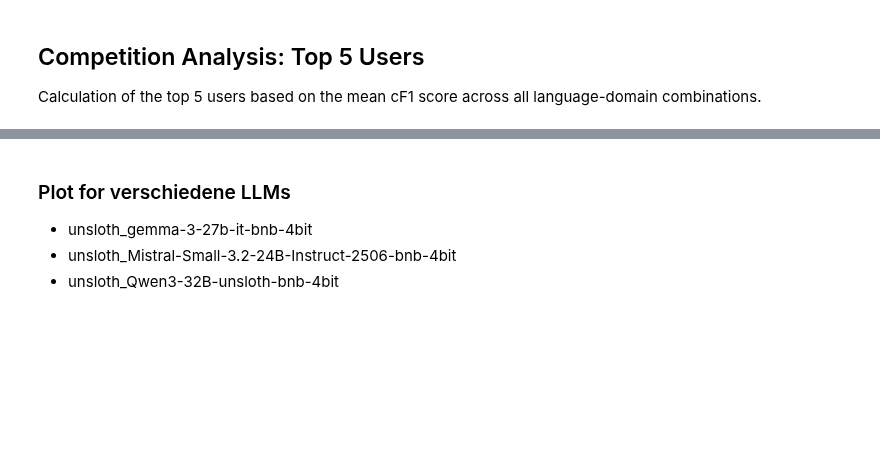
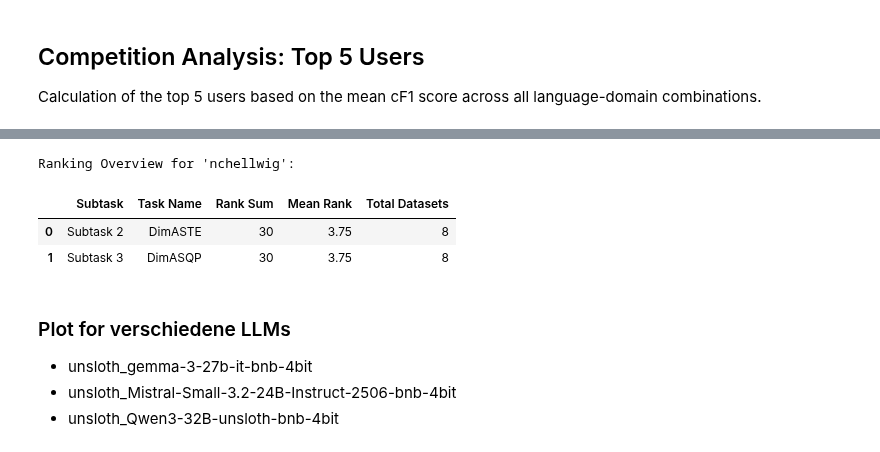
Before and after one commit to NilsHellwig/nchellwig-dimabsa, a Jupyter notebook: eval_performance.ipynb, the cells around one changed output, grey strips where cells are left out. Cells and saved outputs as stored; diff of their text form; code cells hidden in the pictures; blank space fills up the shorter version.

```diff
--- a/eval_performance.ipynb
+++ b/eval_performance.ipynb
@@ -659,3 +667,42 @@ TOP 5 NUTZER NACH RANGSUMME:
+# %%
+# Mean Ranking Position für nchellwig berechnen
+summary_data = []
+
+for st_num, df_comp in [(2, df_s2_comp), (3, df_s3_comp)]:
+    relevant_combos = [(lang, dom) for sub, lang, dom in VALID_COMBINATIONS if sub == st_num]
+    num_total_combos = len(relevant_combos)
+    max_ranks = df_comp.groupby(['language', 'domain'])['rank'].max()
+
+    user = "nchellwig"
+    user_data = df_comp[df_comp['Username'] == user]
+
+    rank_sum = 0
+    for lang, dom in relevant_combos:
+        match = user_data[(user_data['language'] == lang) & (user_data['domain'] == dom)]
+        if not match.empty:
+            rank_sum += match['rank'].iloc[0]
+        else:
+            # Strafrang für fehlende Datensätze
+            rank_sum += max_ranks.get((lang, dom), 0) + 1
+
+    mean_rank = rank_sum / num_total_combos
+
+    summary_data.append({
+        "Subtask": f"Subtask {st_num}",
+        "Task Name": "DimASTE" if st_num == 2 else "DimASQP",
+        "Rank Sum": rank_sum,
+        "Mean Rank": round(mean_rank, 3),
+        "Total Datasets": num_total_combos
+    })
+
+df_summary = pd.DataFrame(summary_data)
+print("Ranking Overview for 'nchellwig':")
+display(df_summary)
+# %% [output]
+Ranking Overview for 'nchellwig':
+|  | Subtask | Task Name | Rank Sum | Mean Rank | Total Datasets |
+| 0 | Subtask 2 | DimASTE | 30 | 3.75 | 8 |
+| 1 | Subtask 3 | DimASQP | 30 | 3.75 | 8 |
 # %% [markdown]
 ### Plot for verschiedene LLMs
 
```
Also changed, not shown: parts of 4 cells of this notebook, 3 other files.
